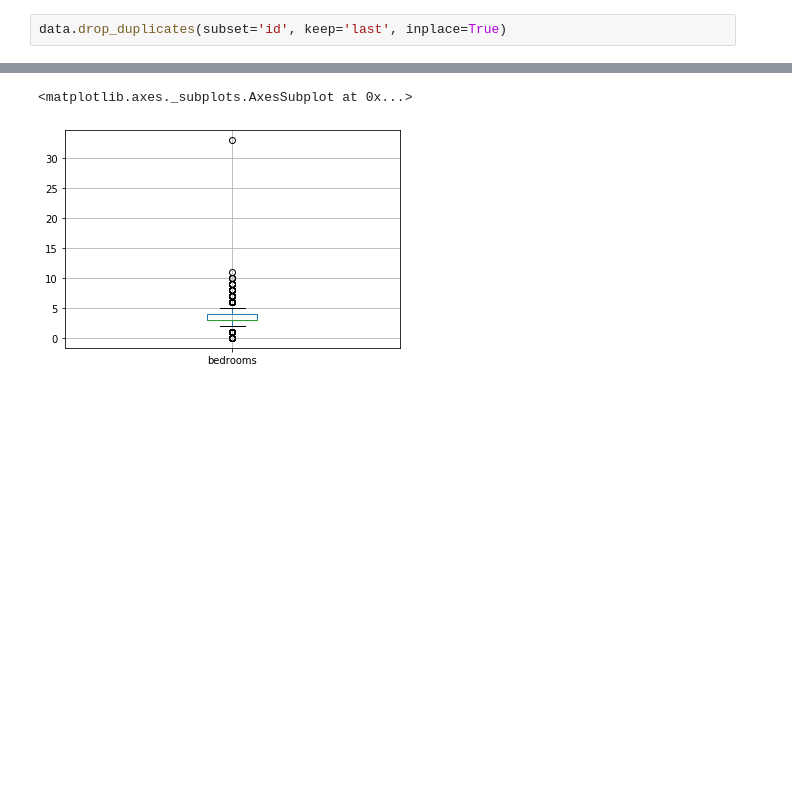
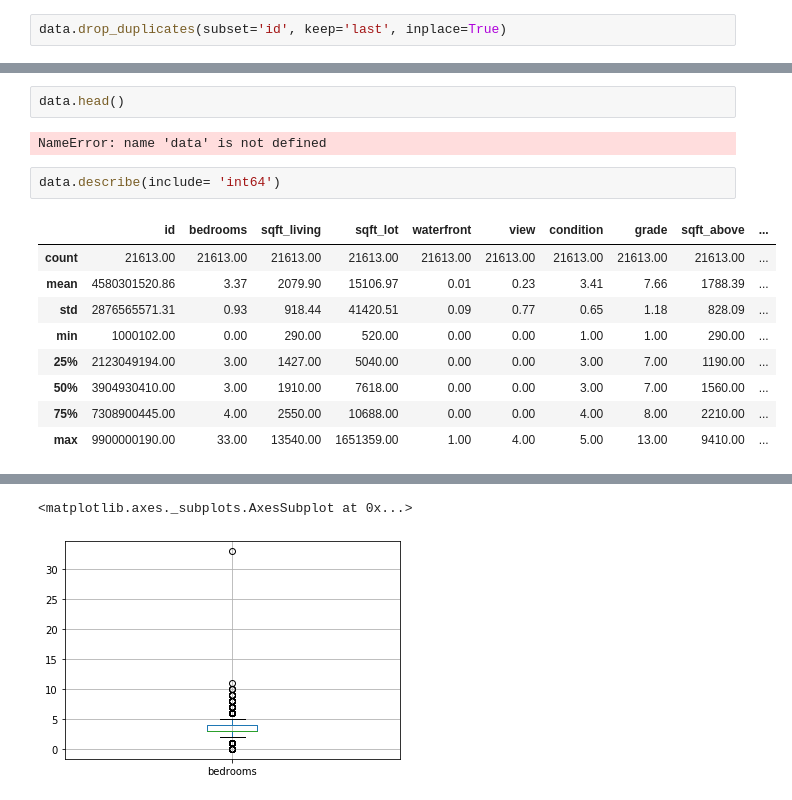
Before and after one commit to GuilhermeGNO/Projetos-Data-Science, a Jupyter notebook: Projeto House Rocket/HR_EDA.ipynb, the cells around one changed output, grey strips where cells are left out. Saved outputs shown, nothing was run; the diff lists cells and outputs as text; blank space fills up the shorter version.

```diff
--- a/Projeto House Rocket/HR_EDA.ipynb
+++ b/Projeto House Rocket/HR_EDA.ipynb
@@ -93,0 +77,16 @@ array([1.  , 2.25, 3.  , 2.  , 4.5 , 1.5 , 2.5 , 1.75, 2.75, 3.25, 4.  ,
+# %%
+data.head()
+# %% [output]
+NameError: name 'data' is not defined
+# %%
+data.describe(include= 'int64')
+# %% [output]
+|  | id | bedrooms | sqft_living | sqft_lot | waterfront | view | condition | grade | sqft_above | ... |
+| count | 21613.00 | 21613.00 | 21613.00 | 21613.00 | 21613.00 | 21613.00 | 21613.00 | 21613.00 | 21613.00 | ... |
+| mean | 4580301520.86 | 3.37 | 2079.90 | 15106.97 | 0.01 | 0.23 | 3.41 | 7.66 | 1788.39 | ... |
+| std | 2876565571.31 | 0.93 | 918.44 | 41420.51 | 0.09 | 0.77 | 0.65 | 1.18 | 828.09 | ... |
+| min | 1000102.00 | 0.00 | 290.00 | 520.00 | 0.00 | 0.00 | 1.00 | 1.00 | 290.00 | ... |
+| 25% | 2123049194.00 | 3.00 | 1427.00 | 5040.00 | 0.00 | 0.00 | 3.00 | 7.00 | 1190.00 | ... |
+| 50% | 3904930410.00 | 3.00 | 1910.00 | 7618.00 | 0.00 | 0.00 | 3.00 | 7.00 | 1560.00 | ... |
+| 75% | 7308900445.00 | 4.00 | 2550.00 | 10688.00 | 0.00 | 0.00 | 4.00 | 8.00 | 2210.00 | ... |
+| max | 9900000190.00 | 33.00 | 13540.00 | 1651359.00 | 1.00 | 4.00 | 5.00 | 13.00 | 9410.00 | ... |
```
Also changed, not shown: parts of 11 cells of this notebook.
